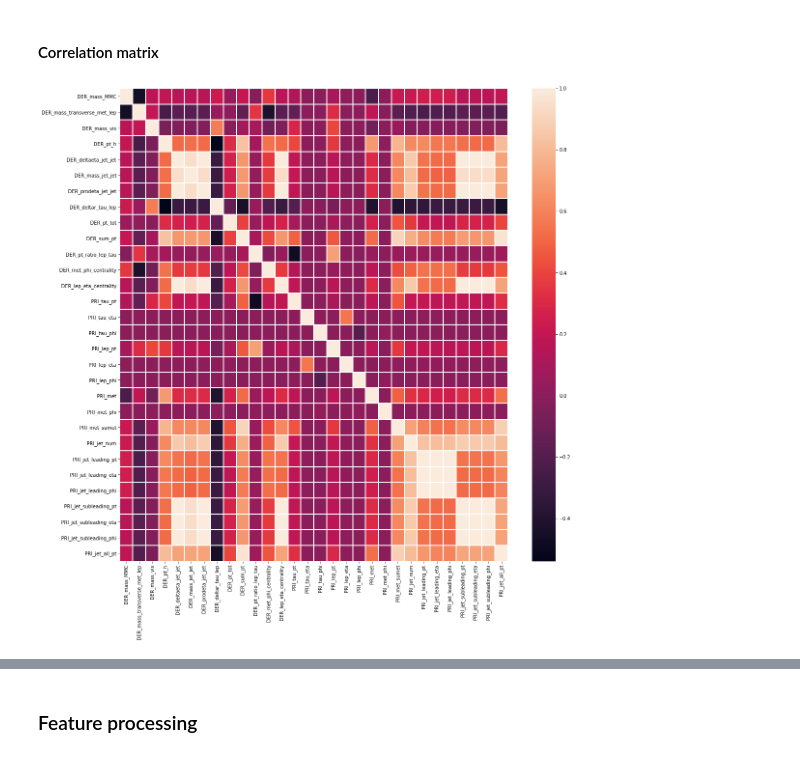
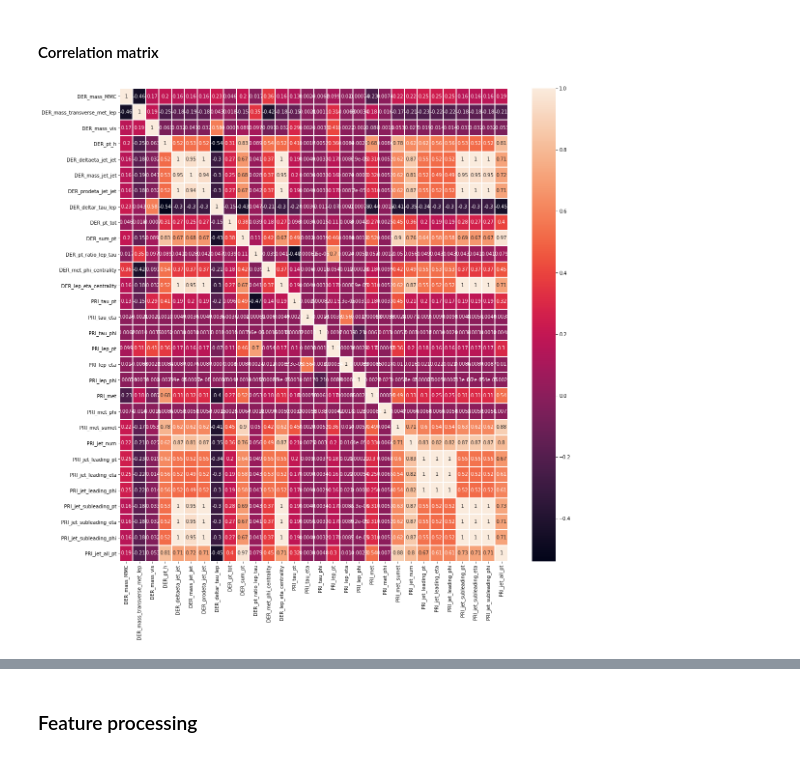
Before and after one commit to MarijaLaz/Higgs-Boson-Challenge, a Jupyter notebook: project1/scripts/project1.ipynb, the cells around one changed output, grey strips where cells are left out. Drawn from its saved outputs; the diff is of its cells as text; code cells hidden in the pictures.

```diff
--- a/project1/scripts/project1.ipynb
+++ b/project1/scripts/project1.ipynb
@@ -56,6 +45,6 @@ y_train.head(3)
 corr_matrix = tx_train.corr()
 # %%
 plt.figure(figsize = (18,18))
-ax = sns.heatmap(corr_matrix,linewidths=1, linecolor='white')
+ax = sns.heatmap(corr_matrix, annot=True,linewidths=1, linecolor='white')
 # %% [output]
-[figure, old version]
+[figure, new version]
```
Also changed, not shown: parts of 10 cells of this notebook, 1 other file.
